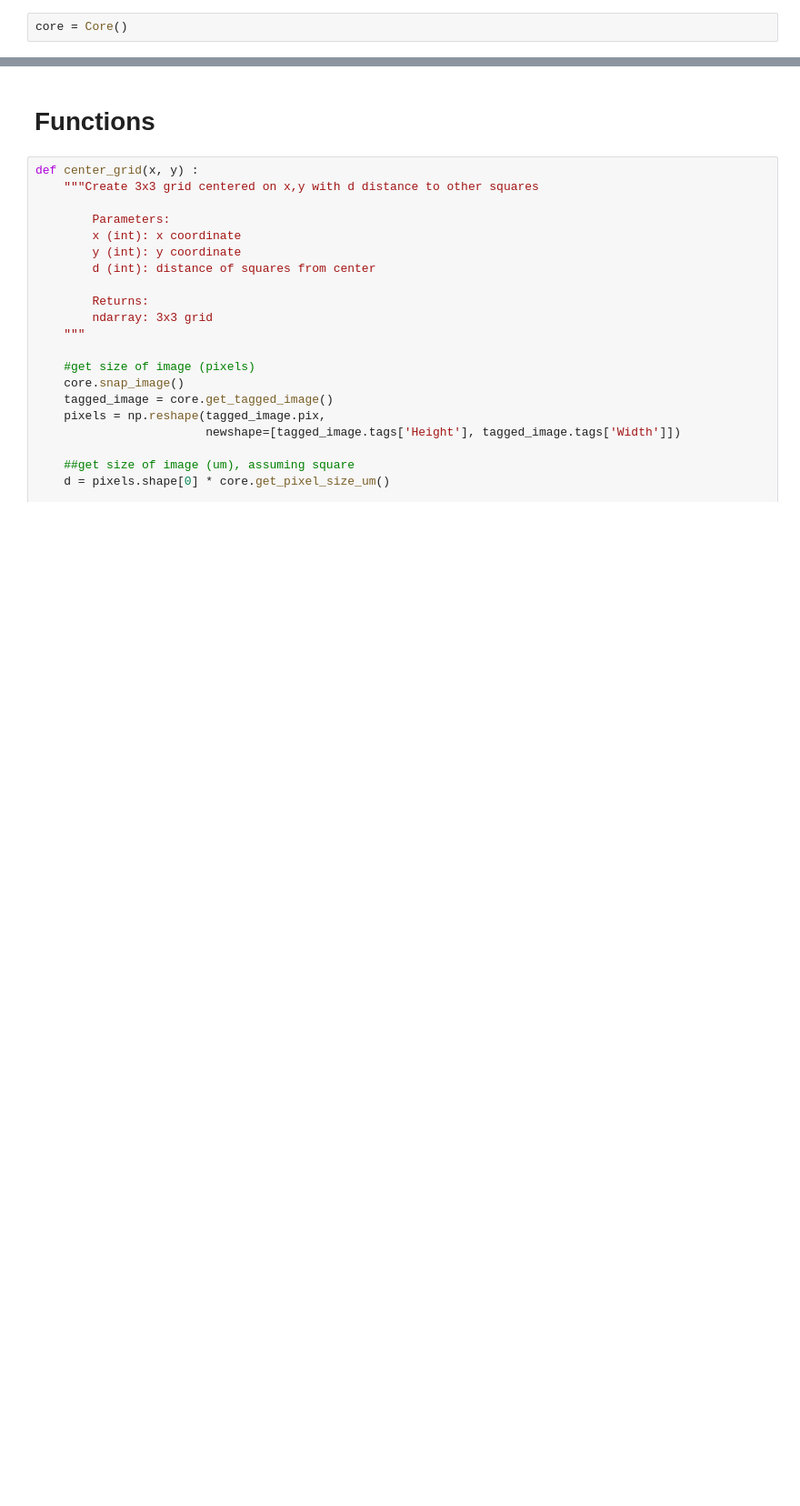
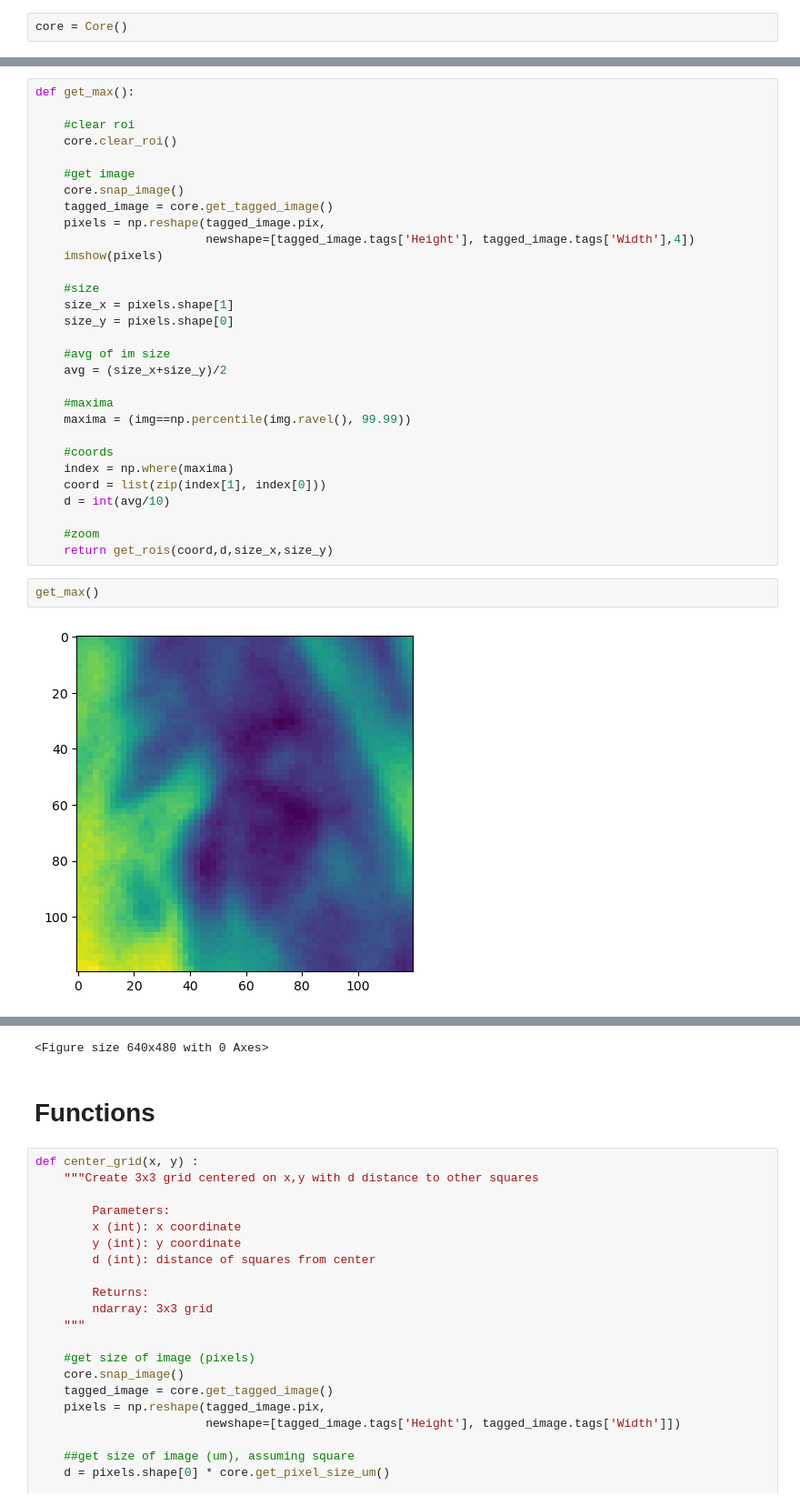
Before and after one commit to PriyaMulla/dashboardsforMM, a Jupyter notebook: 20230601_tile-maxima.ipynb, the cells around one changed output, grey strips where cells are left out. Shown at 91% size. Saved outputs shown, nothing was run; the diff lists cells and outputs as text; blank space fills up the shorter version.

```diff
--- a/20230601_tile-maxima.ipynb
+++ b/20230601_tile-maxima.ipynb
@@ -51,0 +96,34 @@ Core
+# %%
+def get_max():
+
+    #clear roi
+    core.clear_roi()
+
+    #get image
+    core.snap_image()
+    tagged_image = core.get_tagged_image()
+    pixels = np.reshape(tagged_image.pix,
+                        newshape=[tagged_image.tags['Height'], tagged_image.tags['Width'],4])
+    imshow(pixels)
+
+    #size
+    size_x = pixels.shape[1]
+    size_y = pixels.shape[0]
+
+    #avg of im size
+    avg = (size_x+size_y)/2
+
+    #maxima
+    maxima = (img==np.percentile(img.ravel(), 99.99))
+
+    #coords
+    index = np.where(maxima)
+    coord = list(zip(index[1], index[0]))
+    d = int(avg/10)
+
+    #zoom
+    return get_rois(coord,d,size_x,size_y)
+# %%
+get_max()
+# %% [output]
+[figure, added]
@@ -52,3 +141,4 @@ Core
+<Figure size 640x480 with 0 Axes>
 # %% [markdown]
 # Functions
 # %%
```
Also changed, not shown: parts of 27 cells of this notebook, 3 other files.
